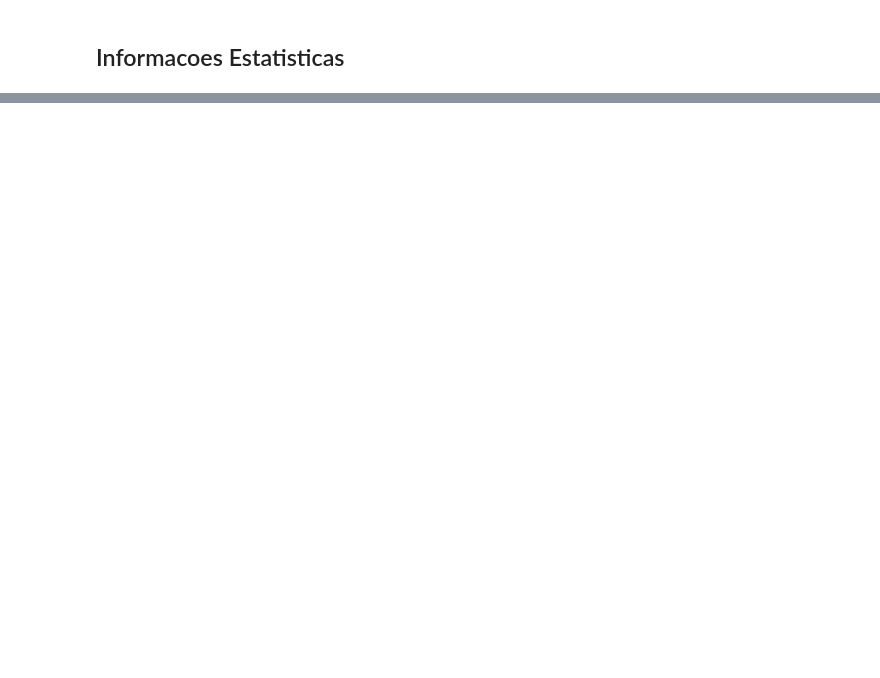
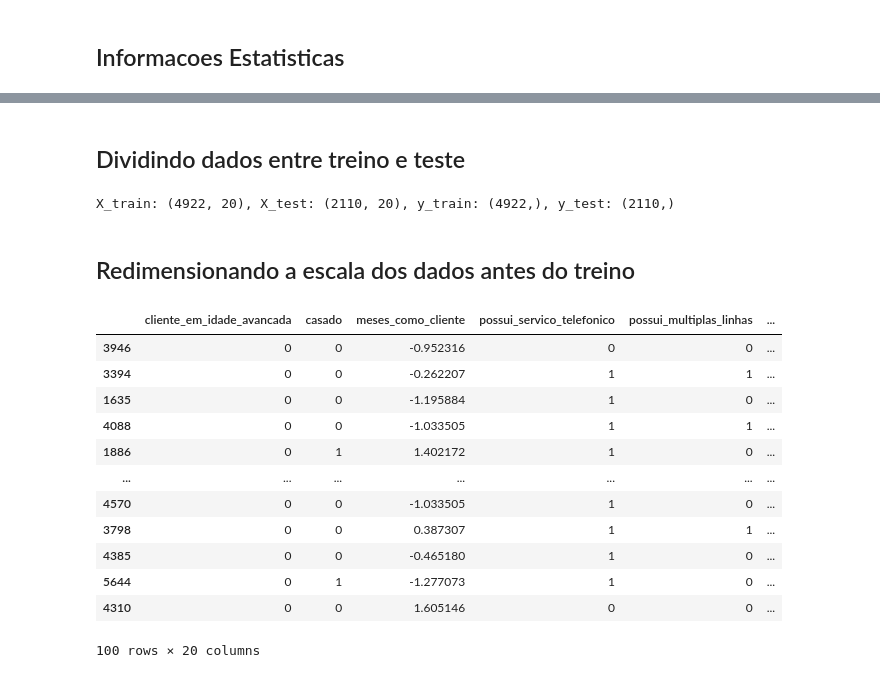
Before and after one commit to Gusta9s/Tech_Challenge_Churn_Prediction, a Jupyter notebook: notebooks/regressao_logistica/historico/V1-Analise_Exploratoria_de_Dados.ipynb, the cells around one changed output, grey strips where cells are left out. Cells and saved outputs as stored; diff of their text form; code cells hidden in the pictures; blank space fills up the shorter version.

```diff
--- a/notebooks/regressao_logistica/historico/V1-Analise_Exploratoria_de_Dados.ipynb
+++ b/notebooks/regressao_logistica/historico/V1-Analise_Exploratoria_de_Dados.ipynb
@@ -234,0 +366,14 @@ dataframe_de_churn_inicial_colunas_sensiveis_removidas.head(n=100)
+# %%
+codigo_para_metodo_pagamento = {0: "mailed_check", 1: "electronic_check", 2: "bank_transfer_automatic", 3: "credit_card_automatic"}
+
+metodo_pagamento_dummies = pd.get_dummies(
+    dataframe_de_churn_missing_values_aplicado["metodo_pagamento"].map(codigo_para_metodo_pagamento),
+    prefix="metodo_pagamento"
+).astype(int)
+
+dataframe_de_churn_missing_values_aplicado = pd.concat(
+    [dataframe_de_churn_missing_values_aplicado.drop(columns=["metodo_pagamento"]), metodo_pagamento_dummies],
+    axis=1
+)
+
+dataframe_de_churn_missing_values_aplicado.head(n=100)
@@ -236,0 +410,39 @@ dataframe_de_churn_inicial_colunas_sensiveis_removidas.head(n=100)
+# %% [markdown]
+## Dividindo dados entre treino e teste
+# %%
+X = dataframe_de_churn_missing_values_aplicado.drop(columns=["target"])
+y = dataframe_de_churn_missing_values_aplicado["target"]
+
+X_train, X_test, y_train, y_test = train_test_split(X, y, test_size=0.3, random_state=42)
+
+print(f"X_train: {X_train.shape}, X_test: {X_test.shape}, y_train: {y_train.shape}, y_test: {y_test.shape}")
+# %% [output]
+X_train: (4922, 20), X_test: (2110, 20), y_train: (4922,), y_test: (2110,)
+# %% [markdown]
+## Redimensionando a escala dos dados antes do treino
+# %%
+colunas_para_escalonar = ["meses_como_cliente", "possui_servico_de_internet", "tipo_contrato", "cobranca_mensal", "total_cobrado_durante_trimestre"]
+
+escalonador = StandardScaler()
+
+X_train_escalonado = X_train.copy()
+X_test_escalonado = X_test.copy()
+
+X_train_escalonado[colunas_para_escalonar] = escalonador.fit_transform(X_train[colunas_para_escalonar])
+X_test_escalonado[colunas_para_escalonar] = escalonador.transform(X_test[colunas_para_escalonar])
+
+X_train_escalonado.head(n=100)
+# %% [output]
+|  | cliente_em_idade_avancada | casado | meses_como_cliente | possui_servico_telefonico | possui_multiplas_linhas | ... |
+| 3946 | 0 | 0 | -0.952316 | 0 | 0 | ... |
+| 3394 | 0 | 0 | -0.262207 | 1 | 1 | ... |
+| 1635 | 0 | 0 | -1.195884 | 1 | 0 | ... |
+| 4088 | 0 | 0 | -1.033505 | 1 | 1 | ... |
+| 1886 | 0 | 1 | 1.402172 | 1 | 0 | ... |
+| ... | ... | ... | ... | ... | ... | ... |
+| 4570 | 0 | 0 | -1.033505 | 1 | 0 | ... |
+| 3798 | 0 | 0 | 0.387307 | 1 | 1 | ... |
+| 4385 | 0 | 0 | -0.465180 | 1 | 0 | ... |
+| 5644 | 0 | 1 | -1.277073 | 1 | 0 | ... |
+| 4310 | 0 | 0 | 1.605146 | 0 | 0 | ... |
+100 rows × 20 columns
```
Also changed, not shown: parts of 14 cells of this notebook, 7 other files.
